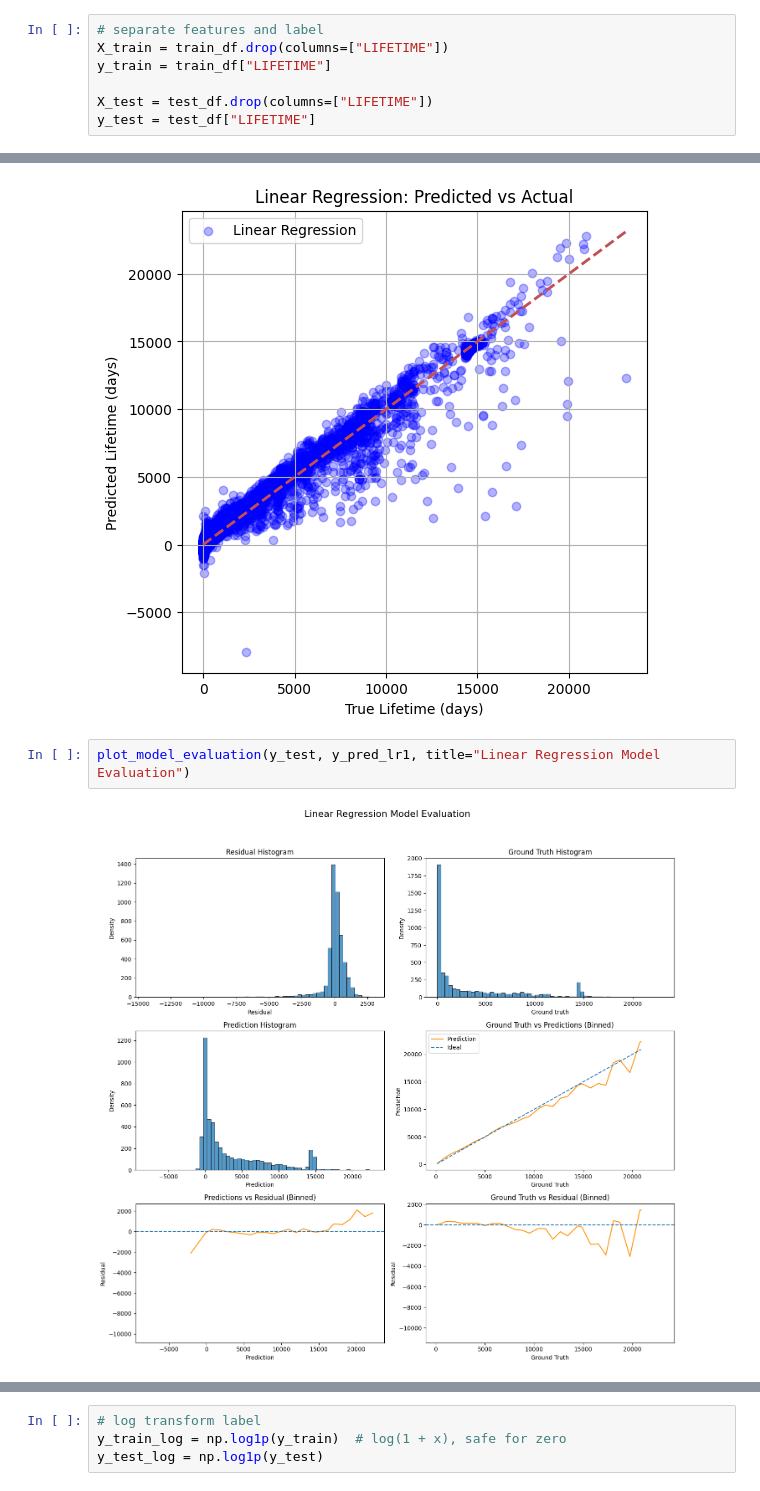
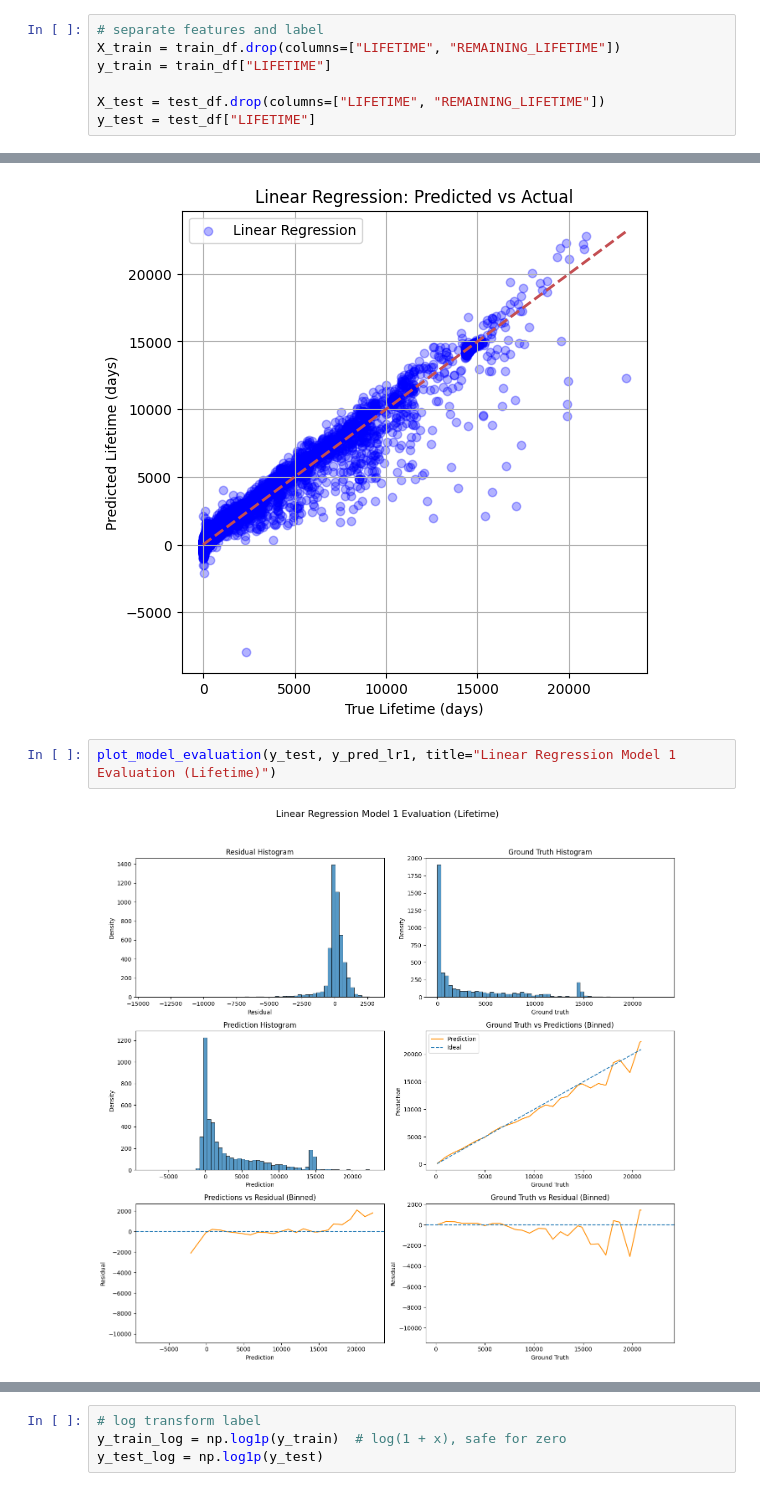
Before and after one commit to brianna404/BA_SpaceDebrisLifetimePrediction, a Jupyter notebook: Code/LifetimePrediction1_LinReg.ipynb, the cells around one changed output, grey strips where cells are left out. Saved outputs shown, nothing was run; the diff lists cells and outputs as text.

```diff
--- a/Code/LifetimePrediction1_LinReg.ipynb
+++ b/Code/LifetimePrediction1_LinReg.ipynb
@@ -14,8 +91,8 @@ train_df = pd.read_csv("../Data/TrainPreprocessed.csv")
 test_df = pd.read_csv("../Data/TestPreprocessed.csv")
 # %%
 # separate features and label
-X_train = train_df.drop(columns=["LIFETIME"])
+X_train = train_df.drop(columns=["LIFETIME", "REMAINING_LIFETIME"])
 y_train = train_df["LIFETIME"]
 
-X_test = test_df.drop(columns=["LIFETIME"])
+X_test = test_df.drop(columns=["LIFETIME", "REMAINING_LIFETIME"])
 y_test = test_df["LIFETIME"]
@@ -138,6 +138,6 @@ plt.show()
 # %% [output]
 [figure]
 # %%
-plot_model_evaluation(y_test, y_pred_lr1, title="Linear Regression Model Evaluation")
+plot_model_evaluation(y_test, y_pred_lr1, title="Linear Regression Model 1 Evaluation (Lifetime)")
 # %% [output]
-[figure, old version]
+[figure, new version]
```
Also changed, not shown: parts of 18 cells of this notebook, 20 other files.
